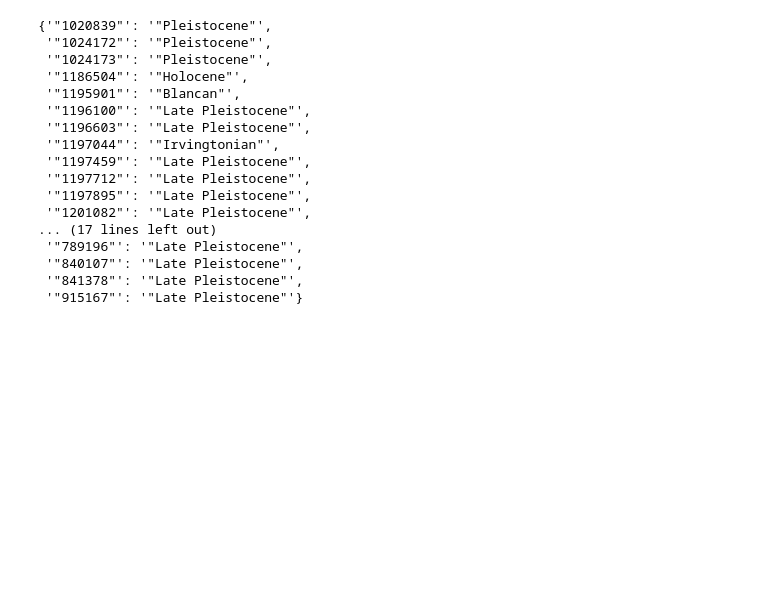
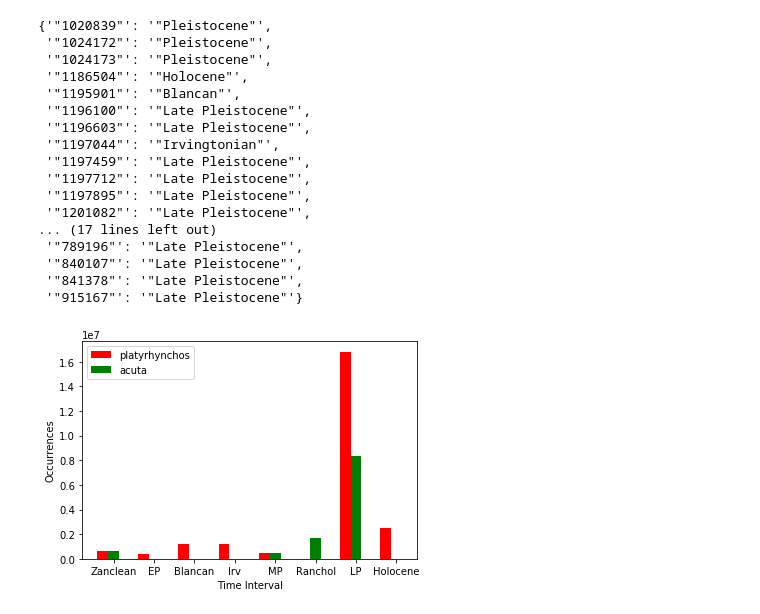
Before and after one commit to hailykil/eeb-177-final-project, a Jupyter notebook: final/New_Outline.ipynb, the cells around one changed output. Saved outputs shown, nothing was run; the diff lists cells and outputs as text; code cells hidden in the pictures; blank space fills up the shorter version.

Commit message:
finished function/graph

```diff
--- a/final/New_Outline.ipynb
+++ b/final/New_Outline.ipynb
@@ -164,3 +207,37 @@ plat
  '"840107"': '"Late Pleistocene"',
  '"841378"': '"Late Pleistocene"',
  '"915167"': '"Late Pleistocene"'}
+# %%
+# Graphing occurrences of Anas acuta and Anas platyrhynchos based on the time interval where the fossil records were dated back to
+
+import numpy as np
+import matplotlib.pyplot as plt
+
+N = 8
+ind = np.arange(N)
+width = 0.27
+fig = plt.figure()
+ax = fig.add_subplot(111)
+
+plat = [594522, 370509, 1195901, 1197044, 447661, 0, 1196100+1196603+1197459+1197712+1197895+1201082+1313400+1314658+665510+709981+710085+740024+781719+789196+840107+841378+915167, 1186504+1318491]
+rects1 = ax.bar(ind, plat, width, color='r')
+acuta = [594523, 0, 0, 0, 447659, 1083779+623927, 1196606+1197460+1197716+1201083+1313401+665511+690674+841379, 0]
+rects2 = ax.bar(ind+width, acuta, width, color='g')
+
+
+ax.set_ylabel('Occurrences')
+ax.set_xticks(ind+width)
+ax.set_xticklabels( ('Zanclean', 'EP', 'Blancan', 'Irv', 'MP', 'Ranchol', 'LP', 'Holocene') )
+# geological time scale listd from oldest to most recent
+ax.set_xlabel('Time Interval')
+ax.legend( ('platyrhynchos', 'acuta') )
+
+def autolabel(rects):
+    for rect in rects:
+        h = rect.get_height()
+        ax.text(rect.get_x()+rect.get_width()/2., 1.05*h, '%d'%int(h),
+                ha='center', va='bottom')
+
+plt.show()
+# %% [output]
+[figure, added]
```
Also changed, not shown: parts of 12 cells of this notebook.
